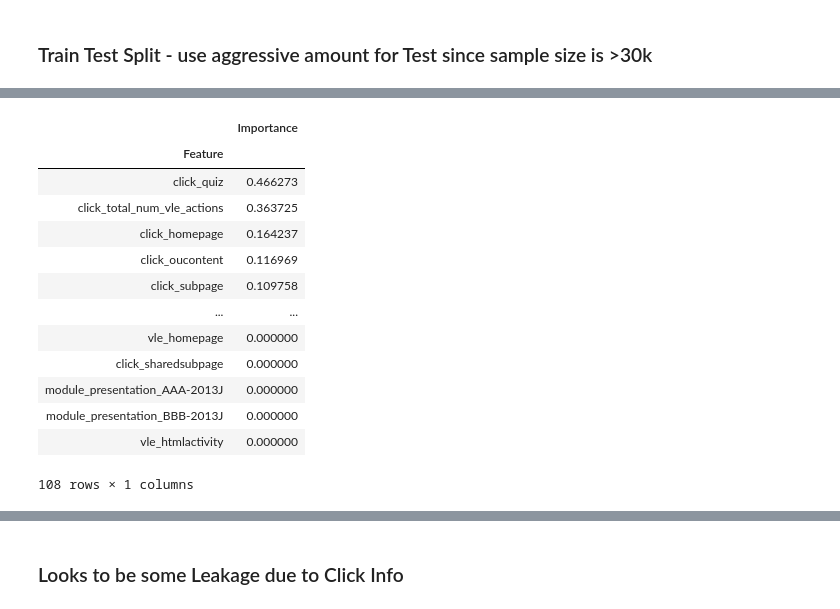
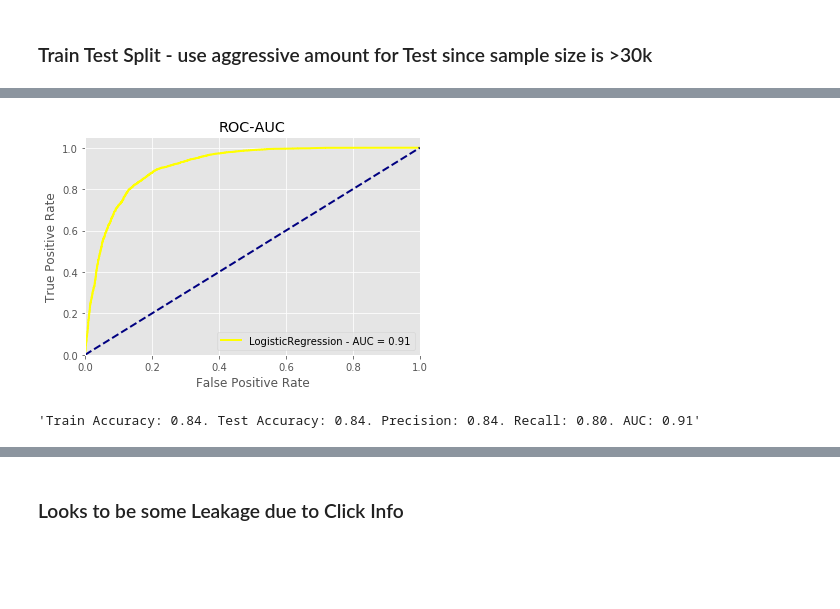
Before and after one commit to jdybuncio/predicting-virtual-learning-outcomes, a Jupyter notebook: Modeling.ipynb, the cells around one changed output, grey strips where cells are left out. Cells and saved outputs as stored; diff of their text form; code cells hidden in the pictures; blank space fills up the shorter version.

```diff
--- a/Modeling.ipynb
+++ b/Modeling.ipynb
@@ -586,12 +638,9 @@ X = df
 # %% [markdown]
 ### Train Test Split - use aggressive amount for Test since sample size is >30k
 # %%
-X_train, X_test, y_train, y_test = train_test_split(X, y, shuffle = True, test_size = 0.3)
+X_train, X_test, y_train, y_test = train_test_split(X, y, shuffle = True, test_size = 0.25, random_state = 42)
 # %%
 X_train = X_train.fillna(0)
 X_test = X_test.fillna(0)
 # %%
 initial_trees = int(np.sqrt(len(X_train.columns)))
-# %%
-rf = RandomForestClassifier(n_estimators = initial_trees)
-rf.fit(X_train, y_train)
@@ -637,17 +647,5 @@ perm_imp_rfpimp
-# %%
-perm_imp_rfpimp
-# %% [output]
-|  | Importance |
-| Feature |  |
-| click_quiz | 0.466273 |
-| click_total_num_vle_actions | 0.363725 |
-| click_homepage | 0.164237 |
-| click_oucontent | 0.116969 |
-| click_subpage | 0.109758 |
-| ... | ... |
-| vle_homepage | 0.000000 |
-| click_sharedsubpage | 0.000000 |
-| module_presentation_AAA-2013J | 0.000000 |
-| module_presentation_BBB-2013J | 0.000000 |
-| vle_htmlactivity | 0.000000 |
-108 rows × 1 columns
+# %%
+get_scores(LogisticRegression, X_train, X_test, y_train, y_test, color = 'yellow', random_state = 42)
+# %% [output]
+[figure, added]
+'Train Accuracy: 0.84. Test Accuracy: 0.84. Precision: 0.84. Recall: 0.80. AUC: 0.91'
```
Also changed, not shown: parts of 41 cells of this notebook.
